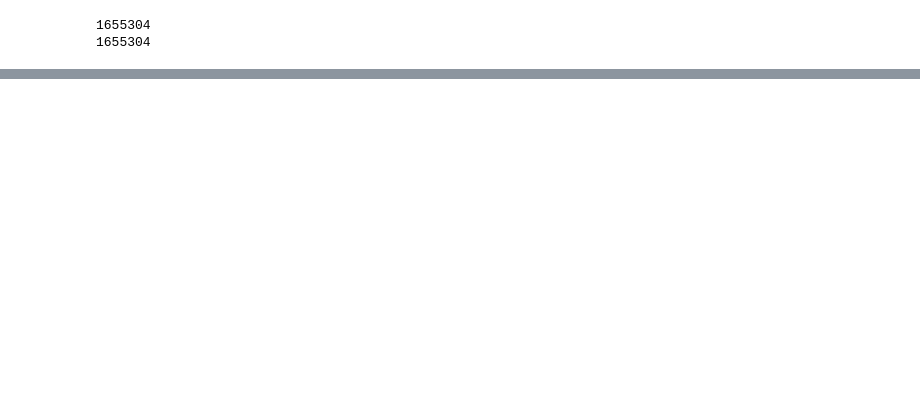
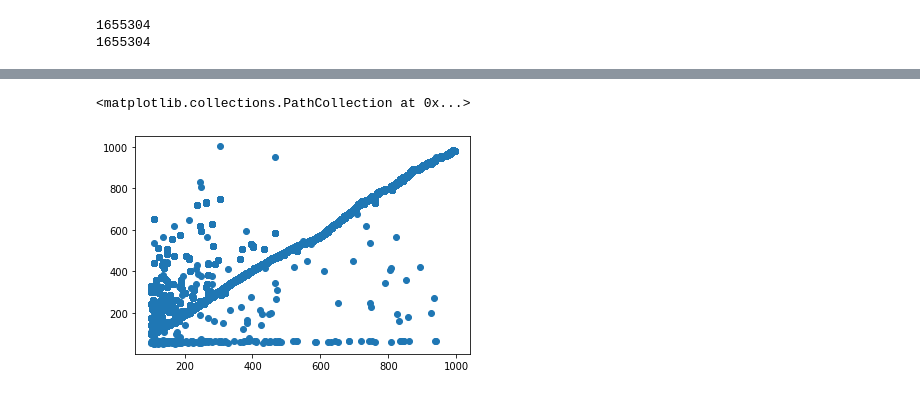
Before and after one commit to harel-coffee/pouw-auto, a Jupyter notebook: 4Neural_Network_Regression.ipynb, the cells around one changed output, grey strips where cells are left out. Cells and saved outputs as stored; diff of their text form; code cells hidden in the pictures; blank space fills up the shorter version.

```diff
--- a/4Neural_Network_Regression.ipynb
+++ b/4Neural_Network_Regression.ipynb
@@ -411,0 +238,13 @@ NameError: ignored
+# %%
+yy_temp = []
+predd_temp = []
+
+for i in range(len(yy)):
+  if(yy[i]>=100 and yy[i]<1000):
+    yy_temp.append(yy[i])
+    predd_temp.append(predd[i])
+
+plt.scatter(yy_temp, predd_temp)
+# %% [output]
+<matplotlib.collections.PathCollection at 0x...>
+[figure, added]
```
Also changed, not shown: parts of 17 cells of this notebook.
